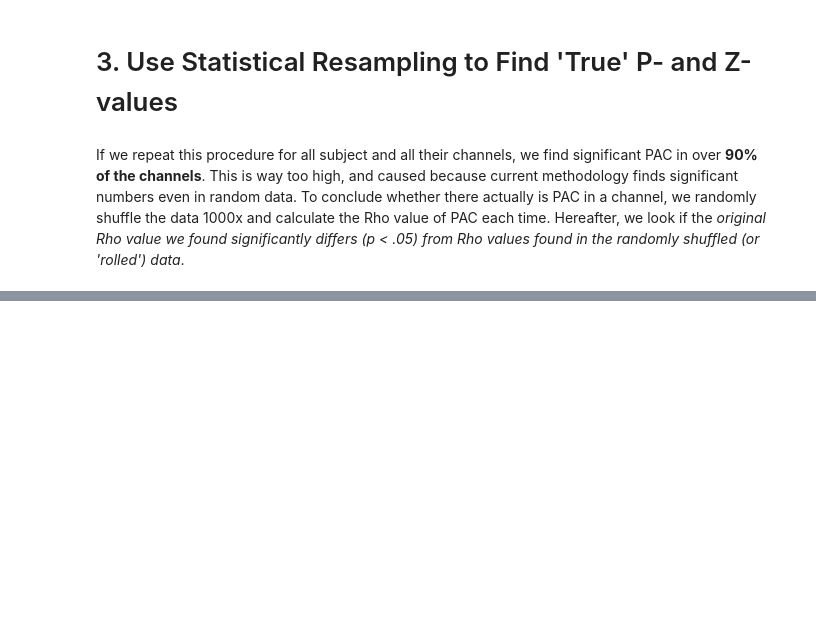
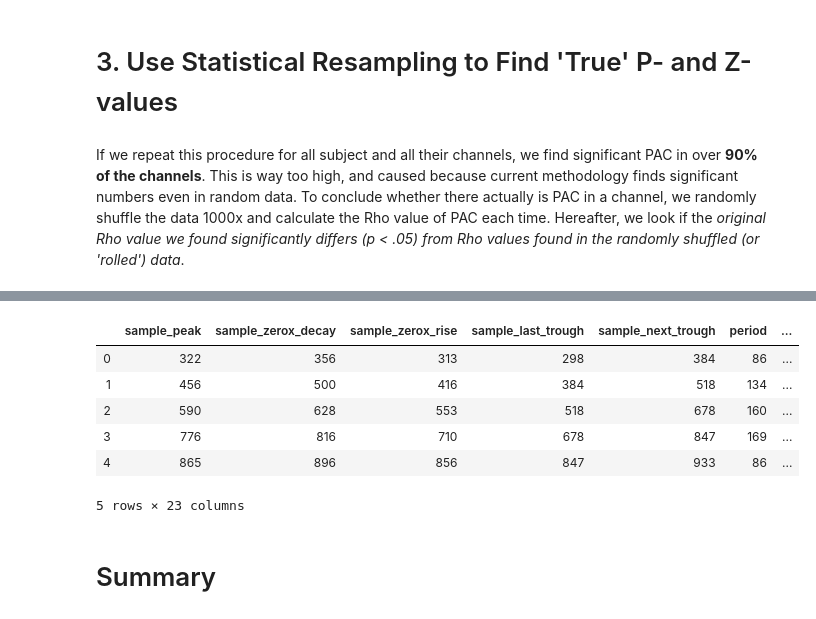
Before and after one commit to JaapVanDerAar/project_pac, a Jupyter notebook: pac_jupyter/2. Data Processing and Feature Extraction.ipynb, the cells around one changed output, grey strips where cells are left out. Cells and saved outputs as stored; diff of their text form; code cells hidden in the pictures; blank space fills up the shorter version.

```diff
--- a/pac_jupyter/2. Data Processing and Feature Extraction.ipynb
+++ b/pac_jupyter/2. Data Processing and Feature Extraction.ipynb
@@ -222,0 +247,41 @@ p_value = scipy.stats.norm.sf(abs(true_z))
+# %%
+# set ByCycle parameters
+
+# burst detection (although not used)
+burst_kwargs = {'amplitude_fraction_threshold': 0.25,
+                'amplitude_consistency_threshold': .4,
+                'period_consistency_threshold': .45,
+                'monotonicity_threshold': .6,
+                'N_cycles_min': 3}
+
+# low pass filter parameters
+phase_providing_band= [(CF - (BW/2)),  (CF + (BW/2))]
+fs = 1000
+f_lowpass = 55
+N_seconds = len(data) / fs - 2
+# %%
+# apply low pass filter
+signal = lowpass_filter(data, fs, f_lowpass, N_seconds=N_seconds, remove_edge_artifacts=False)
+
+# use ByCycle
+df = compute_features(signal, fs, phase_providing_band,  burst_detection_kwargs=burst_kwargs)
+
+# write some df columns to variables
+bursts = df['is_burst'].tolist()
+rdsym = df['time_rdsym'].to_numpy()
+ptsym = df['time_ptsym'].to_numpy()
+period = df['period'].to_numpy()
+volt_amp = df['volt_amp'].to_numpy()
+
+# show dataframe
+df.head()
+# %% [output]
+|  | sample_peak | sample_zerox_decay | sample_zerox_rise | sample_last_trough | sample_next_trough | period | ... |
+| 0 | 322 | 356 | 313 | 298 | 384 | 86 | ... |
+| 1 | 456 | 500 | 416 | 384 | 518 | 134 | ... |
+| 2 | 590 | 628 | 553 | 518 | 678 | 160 | ... |
+| 3 | 776 | 816 | 710 | 678 | 847 | 169 | ... |
+| 4 | 865 | 896 | 856 | 847 | 933 | 86 | ... |
+5 rows × 23 columns
+# %% [markdown]
+# Summary
```
Also changed, not shown: parts of 11 cells of this notebook, 3 other files.
